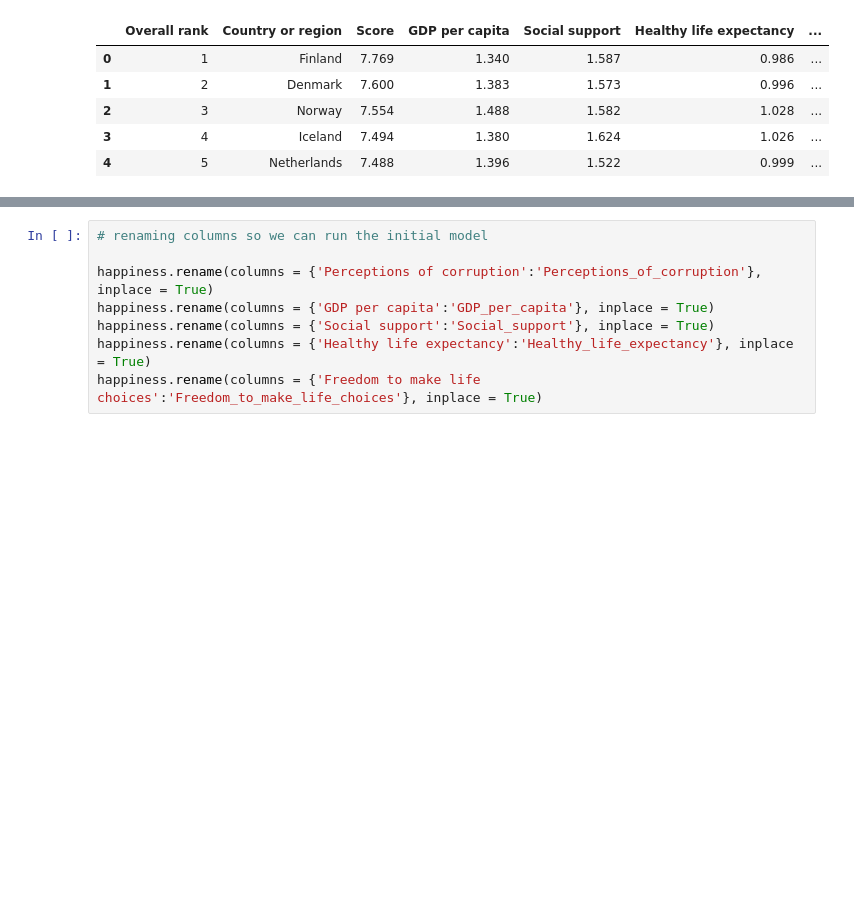
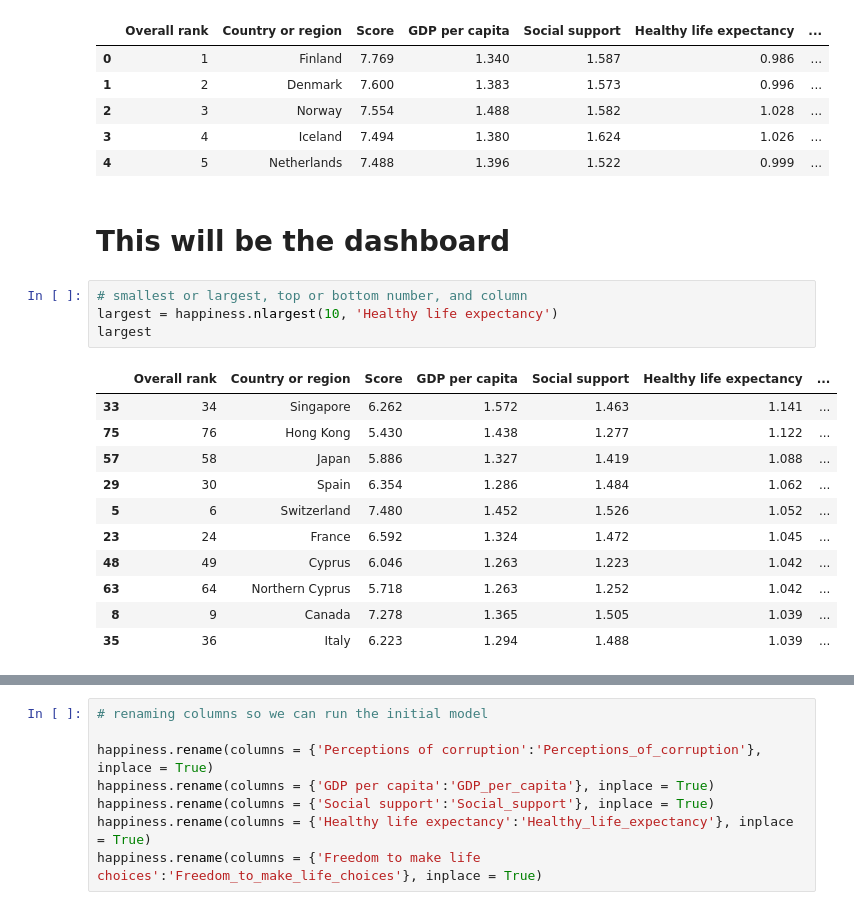
Before and after one commit to my-doan/happiness, a Jupyter notebook: notebook.ipynb, the cells around one changed output, grey strips where cells are left out. Drawn from its saved outputs; the diff is of its cells as text; blank space fills up the shorter version.

Commit message:
Made exploratory code for dashboard

```diff
--- a/notebook.ipynb
+++ b/notebook.ipynb
@@ -15,3 +17,21 @@ happiness.head()
 | 2 | 3 | Norway | 7.554 | 1.488 | 1.582 | 1.028 | ... |
 | 3 | 4 | Iceland | 7.494 | 1.380 | 1.624 | 1.026 | ... |
 | 4 | 5 | Netherlands | 7.488 | 1.396 | 1.522 | 0.999 | ... |
+# %% [markdown]
+# This will be the dashboard
+# %%
+# smallest or largest, top or bottom number, and column
+largest = happiness.nlargest(10, 'Healthy life expectancy')
+largest
+# %% [output]
+|  | Overall rank | Country or region | Score | GDP per capita | Social support | Healthy life expectancy | ... |
+| 33 | 34 | Singapore | 6.262 | 1.572 | 1.463 | 1.141 | ... |
+| 75 | 76 | Hong Kong | 5.430 | 1.438 | 1.277 | 1.122 | ... |
+| 57 | 58 | Japan | 5.886 | 1.327 | 1.419 | 1.088 | ... |
+| 29 | 30 | Spain | 6.354 | 1.286 | 1.484 | 1.062 | ... |
+| 5 | 6 | Switzerland | 7.480 | 1.452 | 1.526 | 1.052 | ... |
+| 23 | 24 | France | 6.592 | 1.324 | 1.472 | 1.045 | ... |
+| 48 | 49 | Cyprus | 6.046 | 1.263 | 1.223 | 1.042 | ... |
+| 63 | 64 | Northern Cyprus | 5.718 | 1.263 | 1.252 | 1.042 | ... |
+| 8 | 9 | Canada | 7.278 | 1.365 | 1.505 | 1.039 | ... |
+| 35 | 36 | Italy | 6.223 | 1.294 | 1.488 | 1.039 | ... |
```
Also changed, not shown: parts of 4 cells of this notebook.
